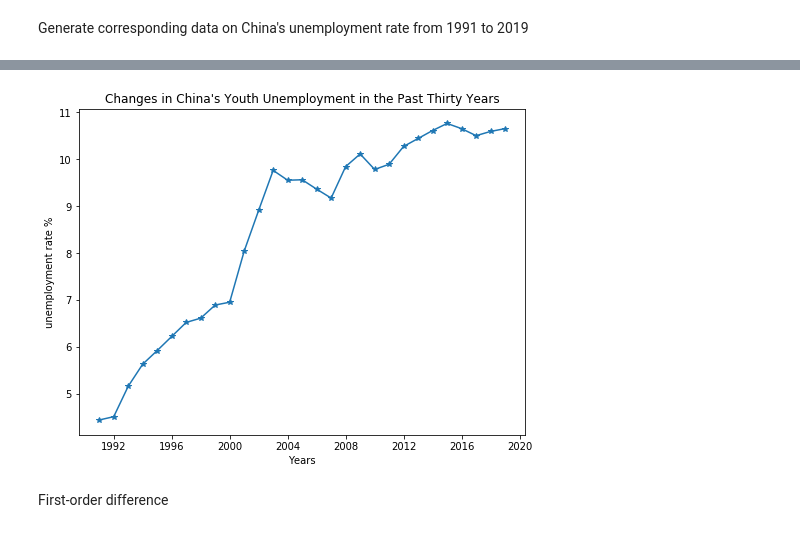
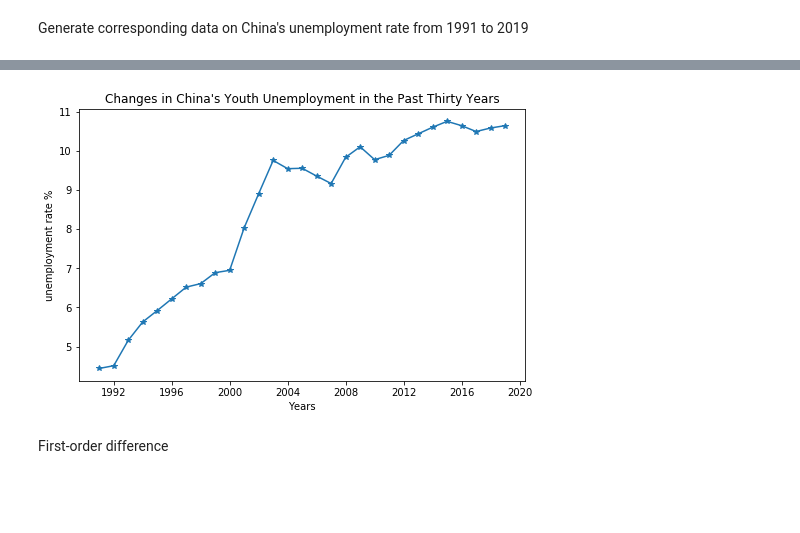
Before and after one commit to ZhiyaoLu/ChinaYouthUnemployment, a Jupyter notebook: youthunelopment.ipynb, the cells around one changed output, grey strips where cells are left out. Cells and saved outputs as stored; diff of their text form; code cells hidden in the pictures; blank space fills up the shorter version.

```diff
--- a/youthunelopment.ipynb
+++ b/youthunelopment.ipynb
@@ -40,15 +41,17 @@ print(une_train)
 2019-01-01    10.65
 Freq: AS-JAN, dtype: float64
 # %%
-import matplotlib.pyplot as plt
-plt.figure(figsize=(8,6))
-plt.plot(index,unedata,marker='*')
+#data visualization
+from pandas.plotting import register_matplotlib_converters
+register_matplotlib_converters()
+plt.figure(figsize=(8,5))
+plt.plot(index,une_train,marker='*')
 plt.xlabel('Years')
 plt.ylabel('unemployment rate %')
 plt.title("Changes in China's Youth Unemployment in the Past Thirty Years")
 plt.show()
 # %% [output]
-[figure, old version]
+[figure, new version]
 # %% [markdown]
 First-order difference
 # %%
```
Also changed, not shown: parts of 9 cells of this notebook.
